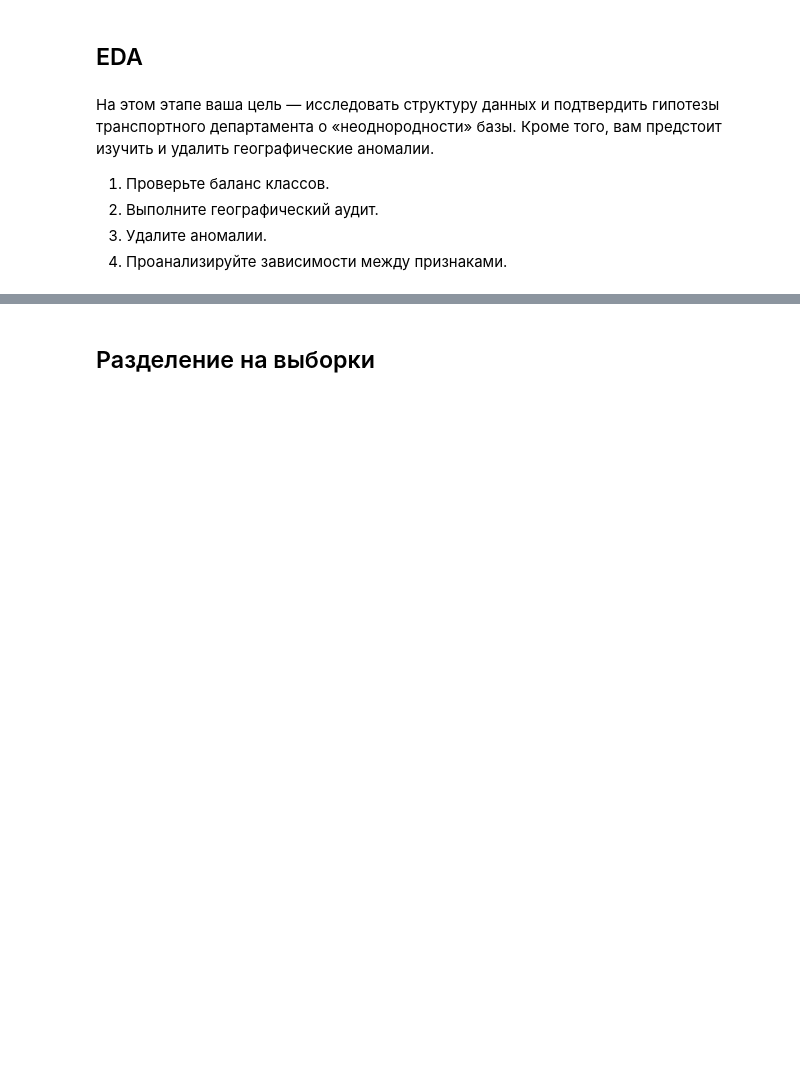
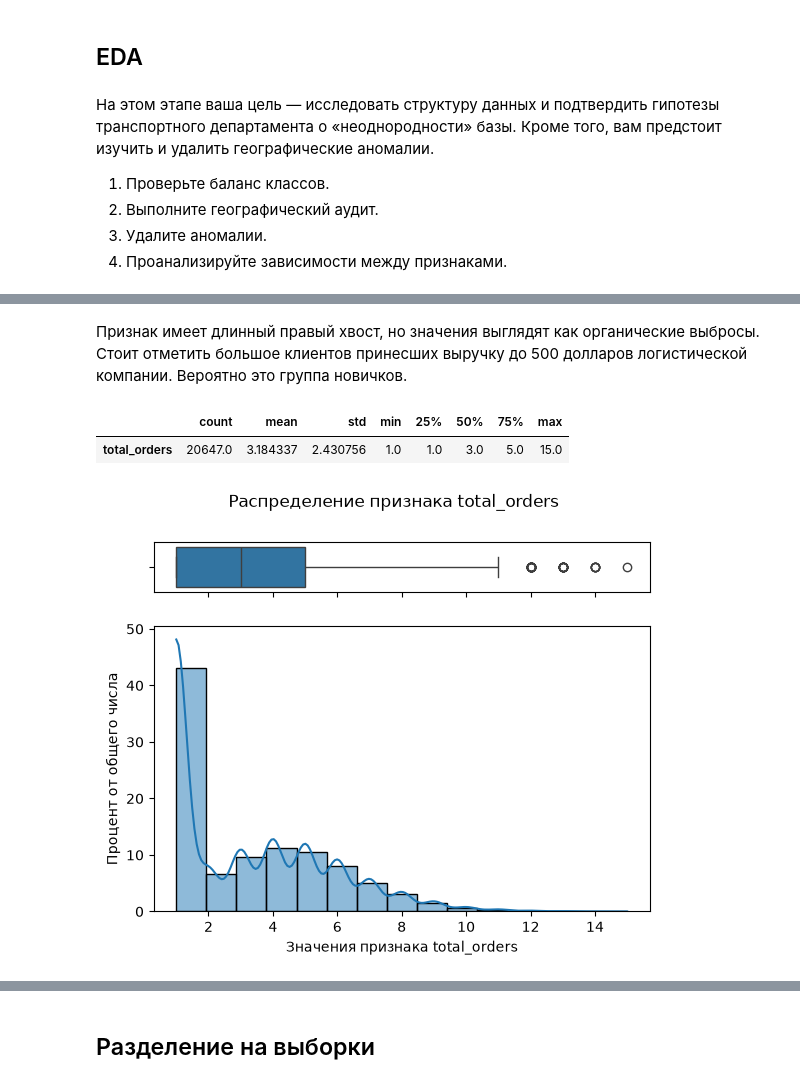
Before and after one commit to nikolai/practicum-delivery-cancel-classif, a Jupyter notebook: delivery_cancel_prediction.ipynb, the cells around one changed output, grey strips where cells are left out. Cells and saved outputs as stored; diff of their text form; code cells hidden in the pictures; blank space fills up the shorter version.

```diff
--- a/delivery_cancel_prediction.ipynb
+++ b/delivery_cancel_prediction.ipynb
@@ -1206,0 +1374,8 @@ df_orders.drop('order_date', axis=1, inplace=True)
+# %% [markdown]
+Признак имеет длинный правый хвост, но значения выглядят как органические выбросы. Стоит отметить большое клиентов принесших выручку до 500 долларов логистической компании. Вероятно это группа новичков.
+# %%
+eda_helper.box_hist(df_customers, 'total_orders', bins=15, stat='percent')
+# %% [output]
+|  | count | mean | std | min | 25% | 50% | 75% | max |
+| total_orders | 20647.0 | 3.184337 | 2.430756 | 1.0 | 1.0 | 3.0 | 5.0 | 15.0 |
+[figure, added]
```
Also changed, not shown: parts of 132 cells of this notebook.
